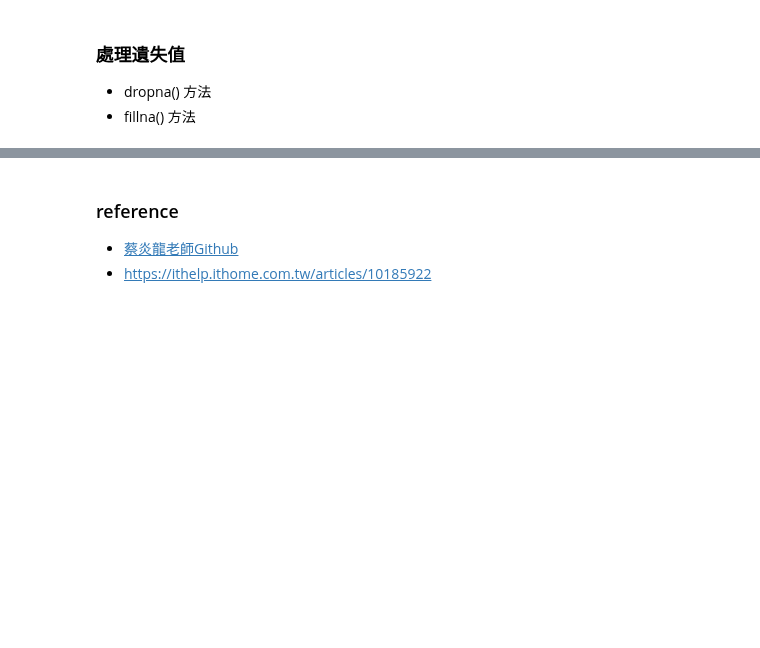
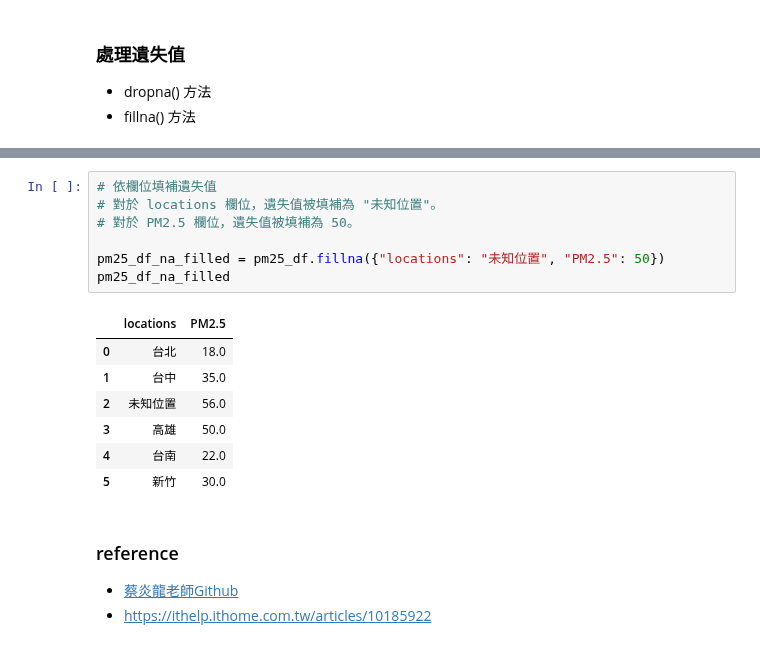
Before and after one commit to willismax/MediaSystem-Python-Course, a Jupyter notebook: 01.Intro-Python/Python資料分析入門_打底篇.ipynb, the cells around one changed output, grey strips where cells are left out. Drawn from its saved outputs; the diff is of its cells as text; blank space fills up the shorter version.

```diff
--- a/01.Intro-Python/Python資料分析入門_打底篇.ipynb
+++ b/01.Intro-Python/Python資料分析入門_打底篇.ipynb
@@ -388,3 +381,18 @@ print(ironmen_df_na_filled)
+# %%
+# 依欄位填補遺失值
+# 對於 locations 欄位，遺失值被填補為 "未知位置"。
+# 對於 PM2.5 欄位，遺失值被填補為 50。
+
+pm25_df_na_filled = pm25_df.fillna({"locations": "未知位置", "PM2.5": 50})
+pm25_df_na_filled
+# %% [output]
+|  | locations | PM2.5 |
+| 0 | 台北 | 18.0 |
+| 1 | 台中 | 35.0 |
+| 2 | 未知位置 | 56.0 |
+| 3 | 高雄 | 50.0 |
+| 4 | 台南 | 22.0 |
+| 5 | 新竹 | 30.0 |
 # %% [markdown]
 ### reference
 - [蔡炎龍老師Github](https://github.com/yenlung/Python-3-Data-Analysis-Basics)
```
Also changed, not shown: parts of 15 cells of this notebook.
